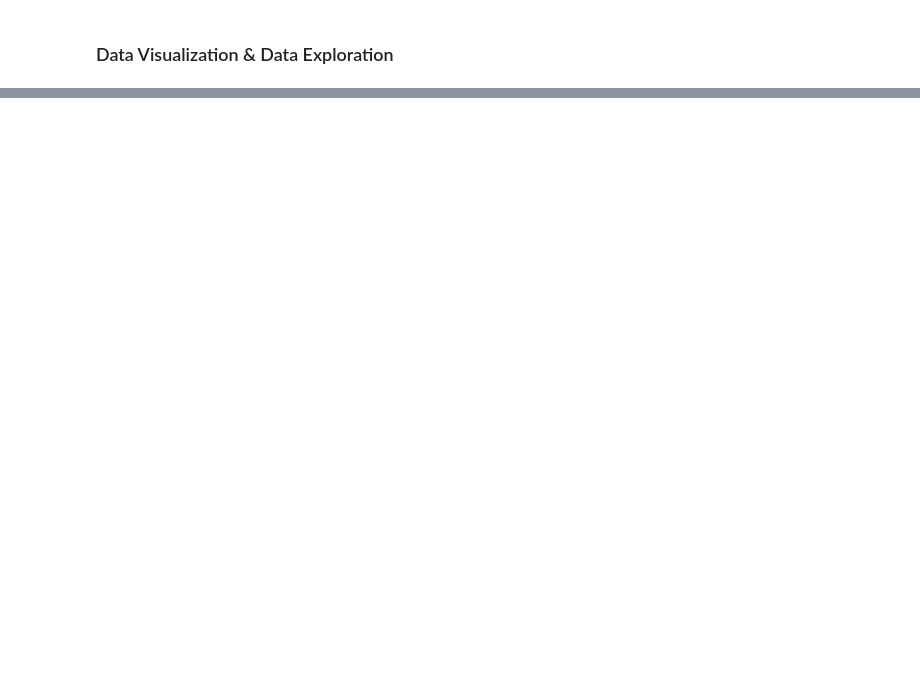
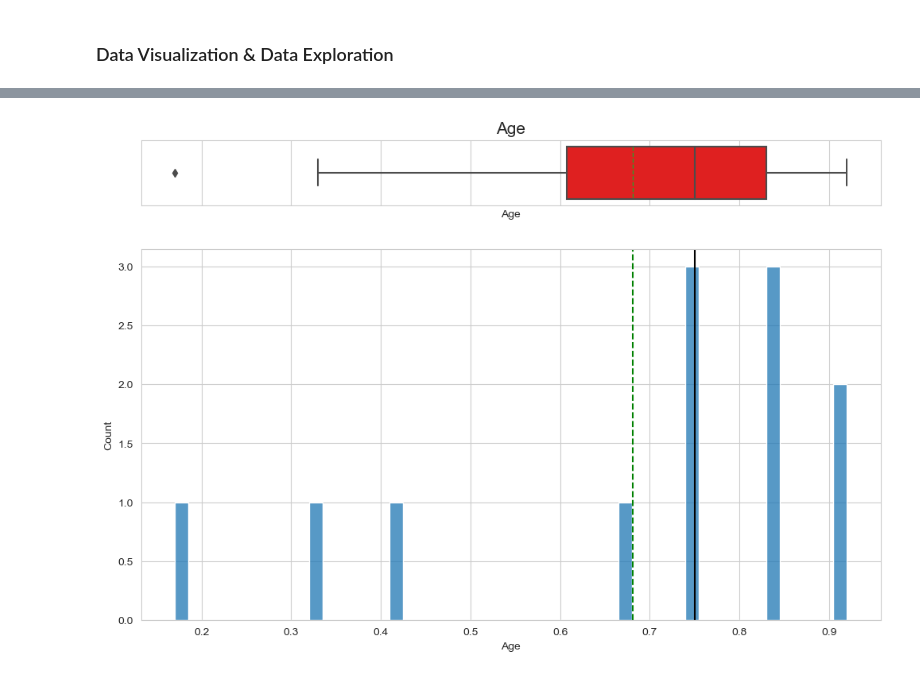
Before and after one commit to ArthurXia1031/Data_Science_Project, a Jupyter notebook: machine_learning/Supervised_Learning/Titanic/final_practice/titanic_ml.ipynb, the cells around one changed output, grey strips where cells are left out. Saved outputs shown, nothing was run; the diff lists cells and outputs as text; code cells hidden in the pictures; blank space fills up the shorter version.

```diff
--- a/machine_learning/Supervised_Learning/Titanic/final_practice/titanic_ml.ipynb
+++ b/machine_learning/Supervised_Learning/Titanic/final_practice/titanic_ml.ipynb
@@ -171,0 +235,4 @@ def labeled_barplot(data, feature, perc=False, n=None):
+# %%
+histogram_boxplot(full.loc[full.Age < 1], 'Age')
+# %% [output]
+[figure, added]
```
Also changed, not shown: parts of 31 cells of this notebook.
